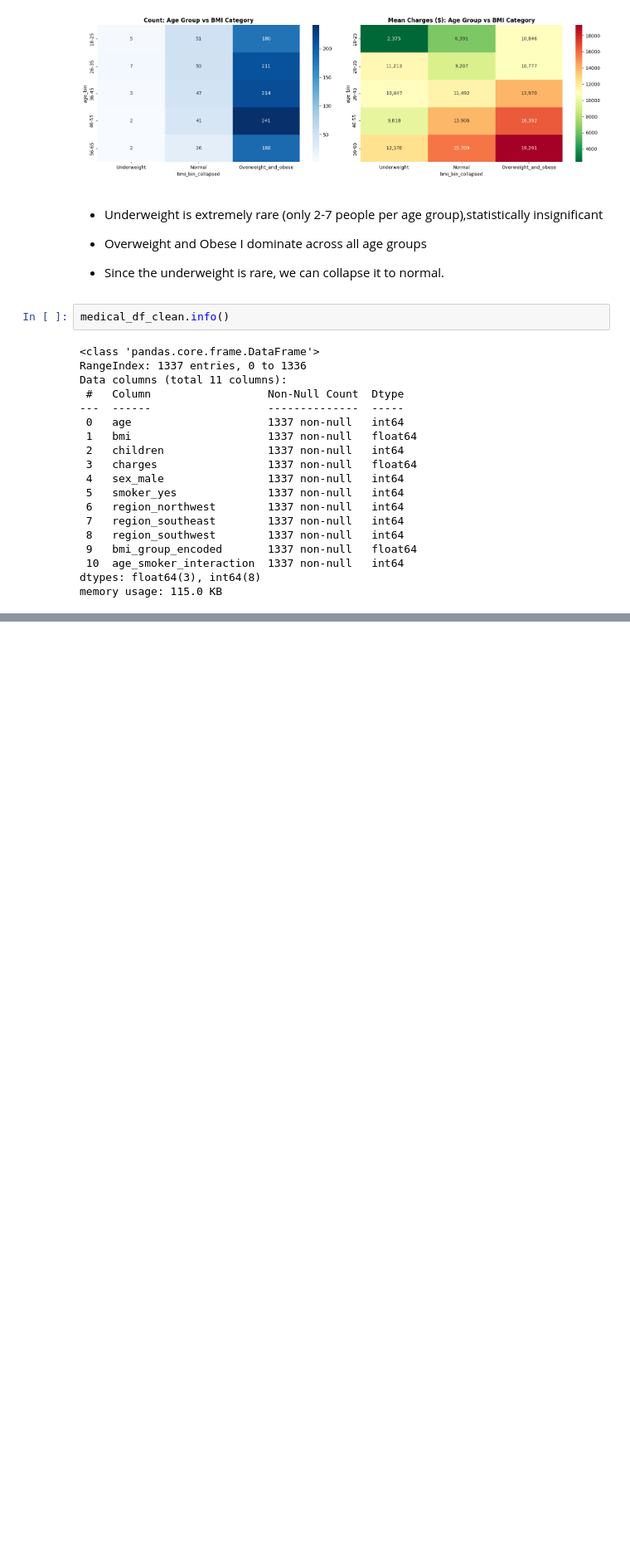
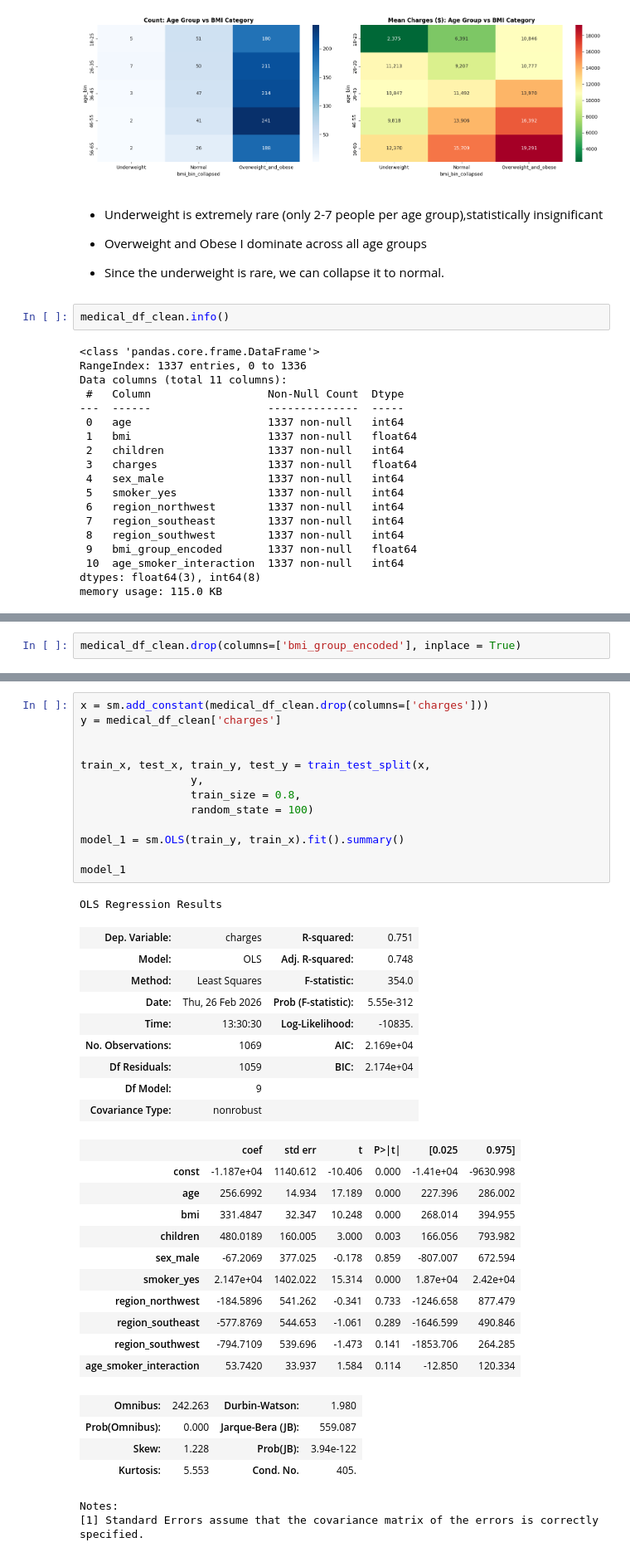
Before and after one commit to aparna-2001/medical-insurance-charges-ML-model-2021-2025, a Jupyter notebook: medical_insurance_charges_ML_model_2021_2025.ipynb, the cells around one changed output, grey strips where cells are left out. Shown at 83% size. Cells and saved outputs as stored; diff of their text form; blank space fills up the shorter version.

Commit message:
training and test split, made model_1

```diff
--- a/medical_insurance_charges_ML_model_2021_2025.ipynb
+++ b/medical_insurance_charges_ML_model_2021_2025.ipynb
@@ -548,0 +595,2 @@ memory usage: 115.0 KB
+# %%
+medical_df_clean.drop(columns=['bmi_group_encoded'], inplace = True)
@@ -548,0 +617,41 @@ memory usage: 115.0 KB
+# %%
+x = sm.add_constant(medical_df_clean.drop(columns=['charges']))
+y = medical_df_clean['charges']
+
+
+train_x, test_x, train_y, test_y = train_test_split(x,
+                 y,
+                 train_size = 0.8,
+                 random_state = 100)
+
+model_1 = sm.OLS(train_y, train_x).fit().summary()
+
+model_1
+# %% [output]
+OLS Regression Results
+| Dep. Variable: | charges | R-squared: | 0.751 |
+| Model: | OLS | Adj. R-squared: | 0.748 |
+| Method: | Least Squares | F-statistic: | 354.0 |
+| Date: | Thu, 26 Feb 2026 | Prob (F-statistic): | 5.55e-312 |
+| Time: | 13:30:30 | Log-Likelihood: | -10835. |
+| No. Observations: | 1069 | AIC: | 2.169e+04 |
+| Df Residuals: | 1059 | BIC: | 2.174e+04 |
+| Df Model: | 9 |  |  |
+| Covariance Type: | nonrobust |  |  |
+|  | coef | std err | t | P>|t| | [0.025 | 0.975] |
+| const | -1.187e+04 | 1140.612 | -10.406 | 0.000 | -1.41e+04 | -9630.998 |
+| age | 256.6992 | 14.934 | 17.189 | 0.000 | 227.396 | 286.002 |
+| bmi | 331.4847 | 32.347 | 10.248 | 0.000 | 268.014 | 394.955 |
+| children | 480.0189 | 160.005 | 3.000 | 0.003 | 166.056 | 793.982 |
+| sex_male | -67.2069 | 377.025 | -0.178 | 0.859 | -807.007 | 672.594 |
+| smoker_yes | 2.147e+04 | 1402.022 | 15.314 | 0.000 | 1.87e+04 | 2.42e+04 |
+| region_northwest | -184.5896 | 541.262 | -0.341 | 0.733 | -1246.658 | 877.479 |
+| region_southeast | -577.8769 | 544.653 | -1.061 | 0.289 | -1646.599 | 490.846 |
+| region_southwest | -794.7109 | 539.696 | -1.473 | 0.141 | -1853.706 | 264.285 |
+| age_smoker_interaction | 53.7420 | 33.937 | 1.584 | 0.114 | -12.850 | 120.334 |
+| Omnibus: | 242.263 | Durbin-Watson: | 1.980 |
+| Prob(Omnibus): | 0.000 | Jarque-Bera (JB): | 559.087 |
+| Skew: | 1.228 | Prob(JB): | 3.94e-122 |
+| Kurtosis: | 5.553 | Cond. No. | 405. |
+Notes:
+[1] Standard Errors assume that the covariance matrix of the errors is correctly specified.
```
Also changed, not shown: parts of 9 cells of this notebook.
